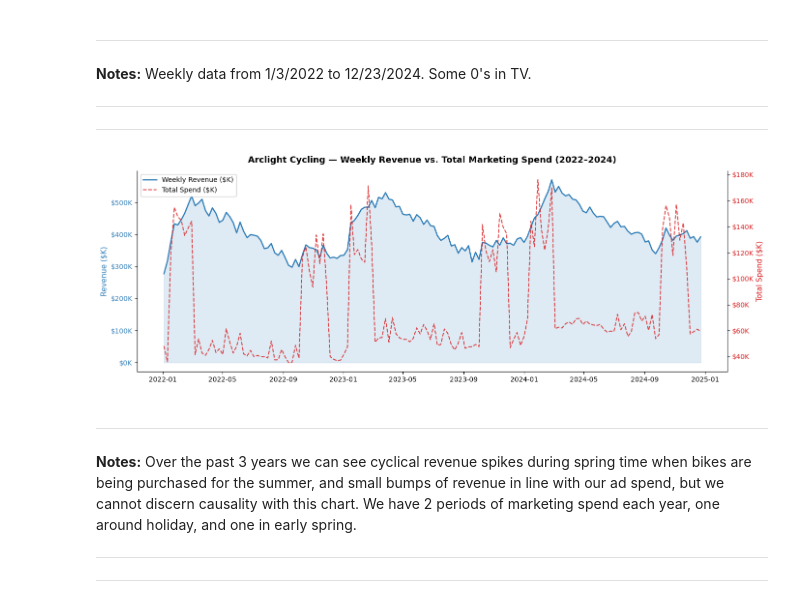
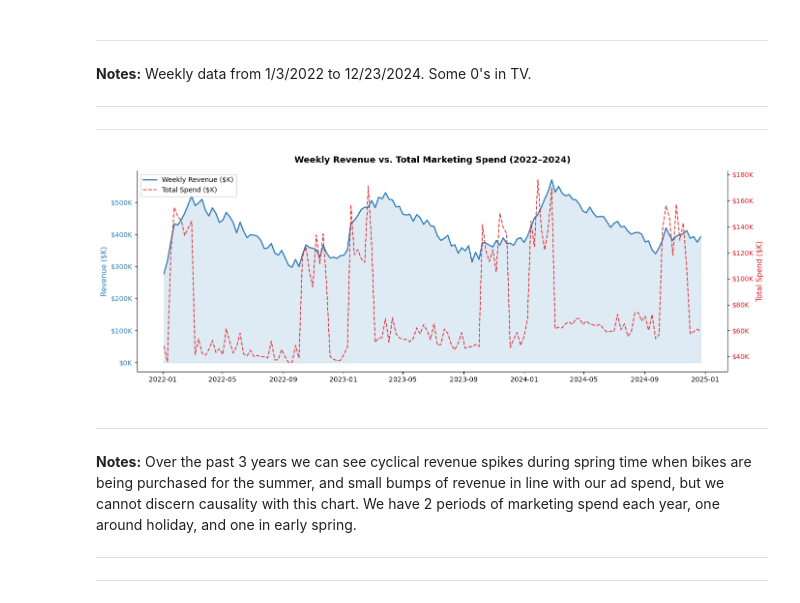
Before and after one commit to jwalluww/MarketingScience, a Jupyter notebook: mmm-bayesian/notebooks/marketing_mix_model_bayesian.ipynb, the cells around one changed output. Cells and saved outputs as stored; diff of their text form; code cells hidden in the pictures.

```diff
--- a/mmm-bayesian/notebooks/marketing_mix_model_bayesian.ipynb
+++ b/mmm-bayesian/notebooks/marketing_mix_model_bayesian.ipynb
@@ -211,33 +210,33 @@ Rows: 156  |  2022-01-03 → 2024-12-23
 # %%
 # ── Cell 2: Revenue & Total Spend Over Time ───────────────────────────────────
 fig, ax1 = plt.subplots(figsize=(14, 5))
 
 ax1.fill_between(df.week, df.revenue / 1e3, alpha=0.15, color="#2c7bb6")
 ax1.plot(df.week, df.revenue / 1e3, color="#2c7bb6", lw=1.8, label="Weekly Revenue ($K)")
 ax1.set_ylabel("Revenue ($K)", color="#2c7bb6")
 ax1.tick_params(axis="y", labelcolor="#2c7bb6")
 ax1.yaxis.set_major_formatter(mticker.FuncFormatter(lambda x, _: f"${x:,.0f}K"))
 
 ax2 = ax1.twinx()
 ax2.plot(df.week, df.total_spend / 1e3, color="#d7191c", lw=1.5,
          linestyle="--", alpha=0.8, label="Total Spend ($K)")
 ax2.set_ylabel("Total Spend ($K)", color="#d7191c")
 ax2.tick_params(axis="y", labelcolor="#d7191c")
 ax2.yaxis.set_major_formatter(mticker.FuncFormatter(lambda x, _: f"${x:,.0f}K"))
 ax2.spines["right"].set_visible(True)
 
 lines1, labels1 = ax1.get_legend_handles_labels()
 lines2, labels2 = ax2.get_legend_handles_labels()
 ax1.legend(lines1 + lines2, labels1 + labels2, loc="upper left", framealpha=0.9)
 
-ax1.set_title("Arclight Cycling — Weekly Revenue vs. Total Marketing Spend (2022–2024)",
+ax1.set_title("Weekly Revenue vs. Total Marketing Spend (2022–2024)",
               fontweight="bold", pad=12)
 ax1.set_xlabel("")
 fig.tight_layout()
 plt.savefig("01_revenue_vs_spend.png", dpi=150, bbox_inches="tight")
 plt.show()
 # %% [output]
-[figure, old version]
+[figure, new version]
 # %% [markdown]
 ***
 **Notes:** Over the past 3 years we can see cyclical revenue spikes during spring time when bikes are being purchased for the summer, and small bumps of revenue in line with our ad spend, but we cannot discern causality with this chart. We have 2 periods of marketing spend each year, one around holiday, and one in early spring.
```
Also changed, not shown: parts of 13 cells of this notebook, 7 other files.
